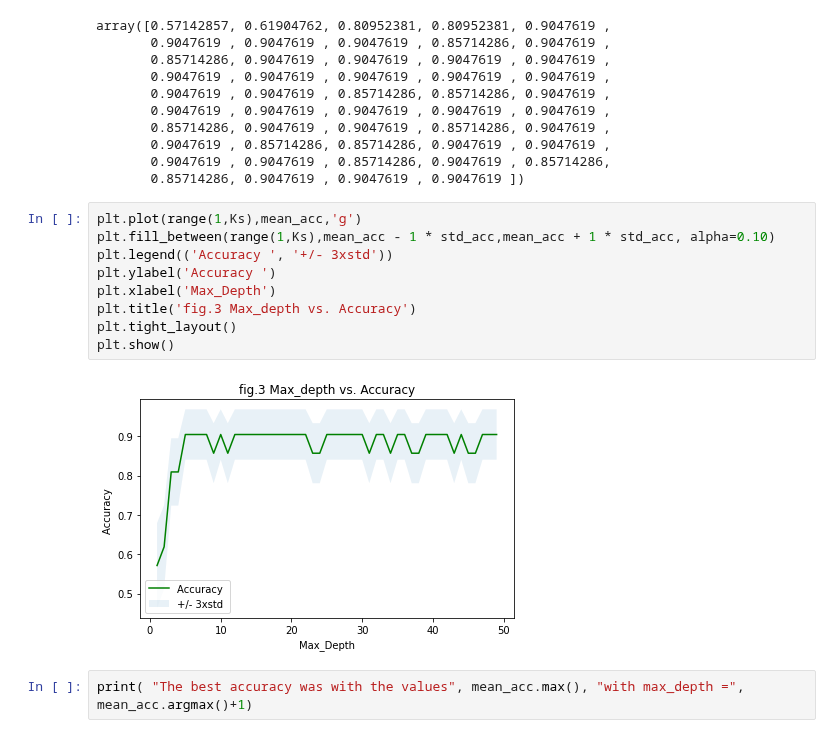
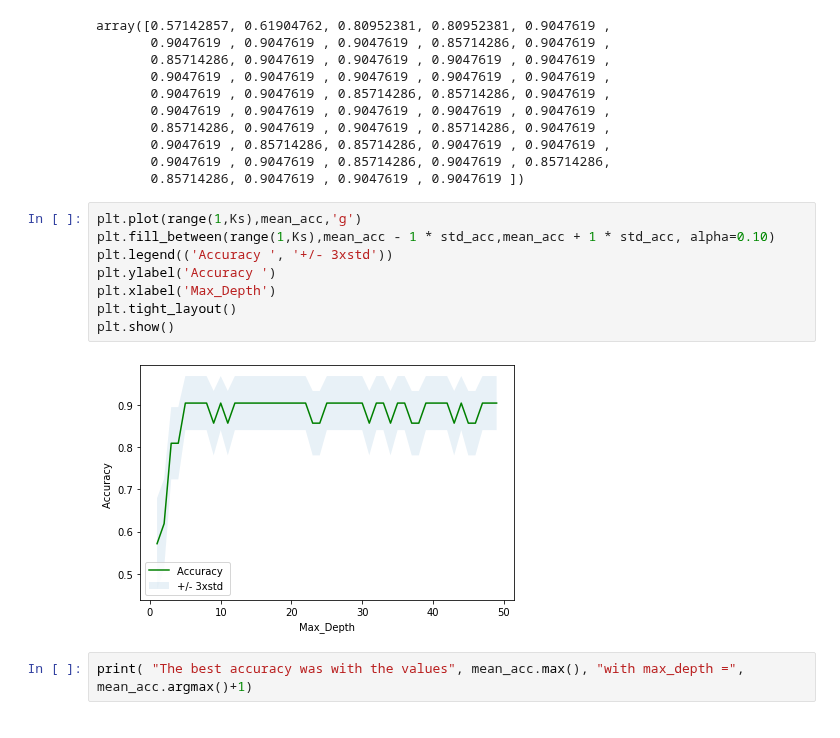
Before and after one commit to DSCI-310/DSCI-310-Group-7, a Jupyter notebook: zoo_analysis.ipynb, the cells around one changed output. Drawn from its saved outputs; the diff is of its cells as text.

```diff
--- a/zoo_analysis.ipynb
+++ b/zoo_analysis.ipynb
@@ -273,14 +272,13 @@ array([0.57142857, 0.61904762, 0.80952381, 0.80952381, 0.9047619 ,
 # %%
 plt.plot(range(1,Ks),mean_acc,'g')
 plt.fill_between(range(1,Ks),mean_acc - 1 * std_acc,mean_acc + 1 * std_acc, alpha=0.10)
 plt.legend(('Accuracy ', '+/- 3xstd'))
 plt.ylabel('Accuracy ')
 plt.xlabel('Max_Depth')
-plt.title('fig.3 Max_depth vs. Accuracy')
 plt.tight_layout()
 plt.show()
 # %% [output]
-[figure, old version]
+[figure, new version]
 # %%
 print( "The best accuracy was with the values", mean_acc.max(), "with max_depth =", mean_acc.argmax()+1)
 # %% [output]
```
Also changed, not shown: parts of 1 cell of this notebook, 1 other file.
